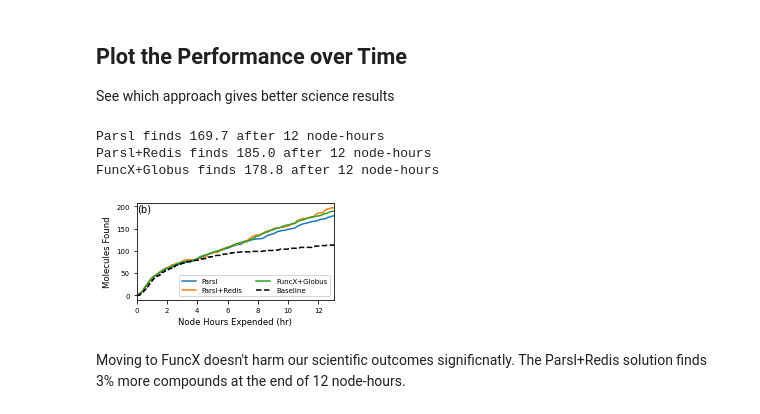
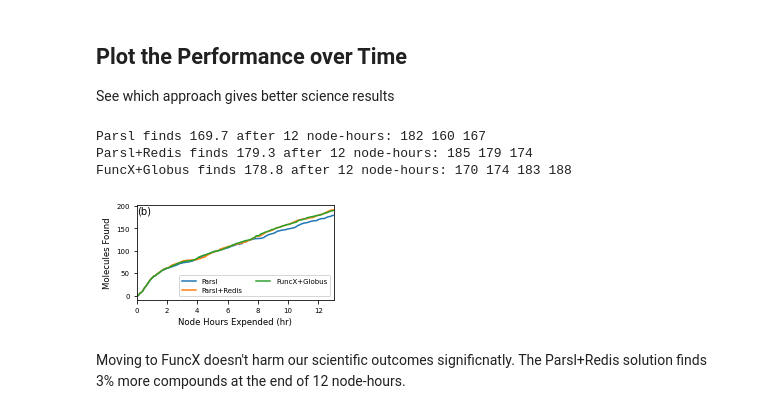
Before and after one commit to exalearn/multi-site-campaigns, a Jupyter notebook: molecular-design/notebooks/compare-to-parsl.ipynb, the cells around one changed output. Saved outputs shown, nothing was run; the diff lists cells and outputs as text; code cells hidden in the pictures.

```diff
--- a/molecular-design/notebooks/compare-to-parsl.ipynb
+++ b/molecular-design/notebooks/compare-to-parsl.ipynb
@@ -243,43 +259,44 @@ ax.text(0, 1, '(b)', ha='left', va='top', transform=ax.transAxes)
 
 length = 13
 for name, run_path in runs.items():
     # Make an interpolator for the trajectory for each duplicate run
     # Loop over all duplicates
     repeats = map(Path, json.loads((run_path / 'duplicates.json').read_text()))
     interps = []
     for path in repeats:
         data = get_simulation_outcome(path)
         assert data['node_hours_used'].max() > length, f'Run not yet finished. {path.name}. Only used {data.node_hours_used.max():.2f}'
         interps.append(
             interp1d(data['node_hours_used'], data['num_found'], kind='previous')
         )
 
     # Plot the mean over the runs
     points = np.linspace(0, length, 128)
-    score = np.mean(
-        [i(points) for i in interps], axis=0
-    )
-    print(f'{name} finds {np.mean([i(12) for i in interps]):.1f} after 12 node-hours')
+    scores = [i(points) for i in interps]
+    counts = [i(12) for i in interps]
+    score = np.mean(counts, axis=0)
+    print(f'{name} finds {np.mean([i(12) for i in interps]):.1f} after 12 node-hours: '
+          + " ".join(f"{x:.0f}" for x in counts))
 
-    ax.plot(points, score, label=name)
+    ax.plot(points, np.mean(scores, axis=0), label=name)
 
 # Plot the baseline
-data = get_simulation_outcome(Path('./prod-runs/8KNL-8V100-no-retrain/'))
-ax.plot(data['node_hours_used'], data['num_found'], 'k--', label='Baseline')
+#data = get_simulation_outcome(Path('./prod-runs/8KNL-8V100-no-retrain/'))
+#ax.plot(data['node_hours_used'], data['num_found'], 'k--', label='Baseline')
 
 ax.set_xlim(0, length)
 
 ax.legend(ncol=2, fontsize=7)
 ax.set_xlabel('Node Hours Expended (hr)')
 ax.set_ylabel('Molecules Found')
 
 fig.tight_layout()
 fig.savefig('figures/parsl-comparision_active-learning-performance.png', dpi=320)
 fig.savefig('figures/parsl-comparision_active-learning-performance.pdf')
 # %% [output]
-Parsl finds 169.7 after 12 node-hours
-Parsl+Redis finds 185.0 after 12 node-hours
-FuncX+Globus finds 178.8 after 12 node-hours
+Parsl finds 169.7 after 12 node-hours: 182 160 167
+Parsl+Redis finds 179.3 after 12 node-hours: 185 179 174
+FuncX+Globus finds 178.8 after 12 node-hours: 170 174 183 188
-[figure, old version]
+[figure, new version]
 # %% [markdown]
 Moving to FuncX doesn't harm our scientific outcomes significnatly. The Parsl+Redis solution finds 3% more compounds at the end of 12 node-hours.
```
Also changed, not shown: parts of 5 cells of this notebook, 10 other files.
